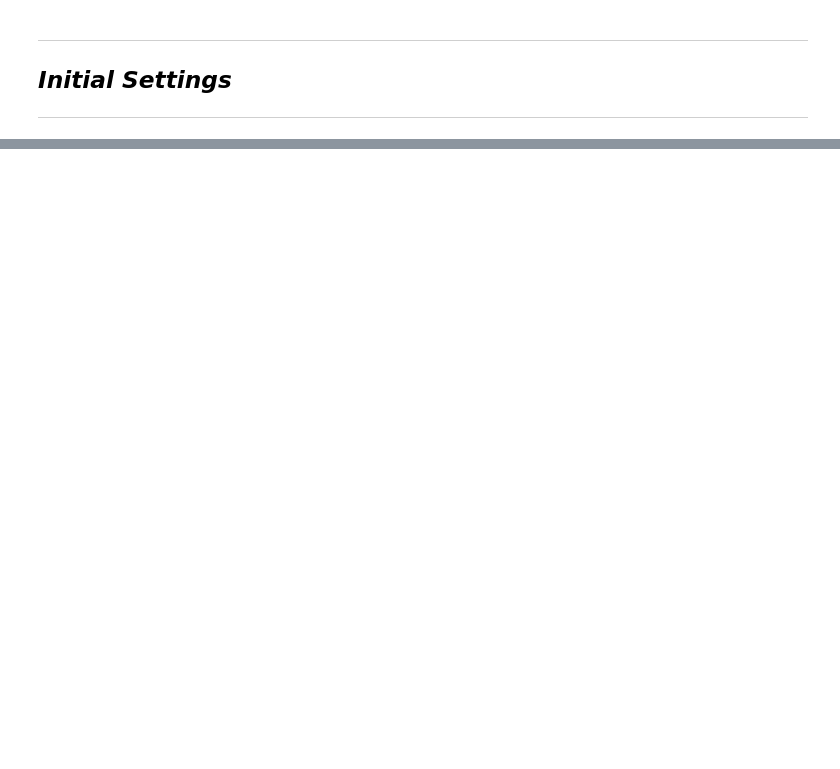
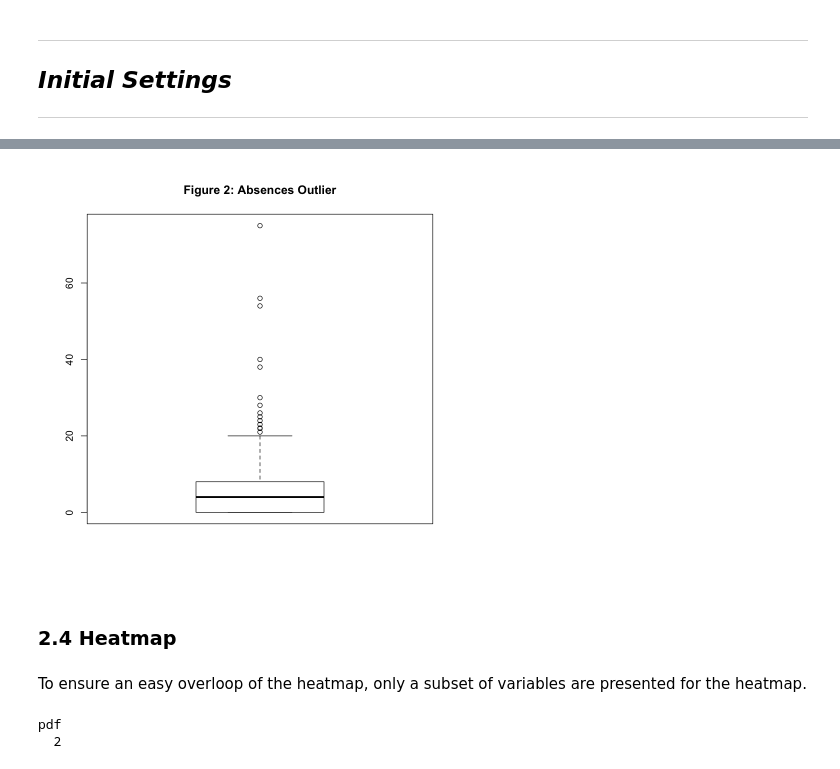
Before and after one commit to agaramow/student_performance, a Jupyter notebook: student_project.ipynb, the cells around one changed output, grey strips where cells are left out. Drawn from its saved outputs; the diff is of its cells as text; code cells hidden in the pictures; blank space fills up the shorter version.

Commit message:
Include the student project, first raw version.

```diff
--- a/student_project.ipynb
+++ b/student_project.ipynb
@@ -44,0 +118,8 @@ getwd()
+# %%
+# Load the original data, for Mathematics.
+student_math_df <- read.csv("original_data/student_mat.csv", header=TRUE, sep=";")
+student_port_df <- read.csv("original_data/student_por.csv", header=TRUE, sep=";")
+# %%
+# Rename the score variables for the merge.
+student_math_df <- rename(student_math_df, c("G1_math"="G1", "G2_math"="G2", "G3_math"="G3"))
+student_port_df <- rename(student_port_df, c("G1_port"="G1", "G2_port"="G2", "G3_port"="G3"))
@@ -44,0 +244,5 @@ getwd()
+# %%
+# Look at the outlier in absences.
+boxplot(student_math_df$absences, main = "Figure 2: Absences Outlier")
+# %% [output]
+[figure, added]
@@ -44,0 +261,4 @@ getwd()
+# %% [markdown]
+### 2.4 Heatmap
+# %% [markdown]
+To ensure an easy overloop of the heatmap, only a subset of variables are presented for the heatmap.
@@ -44,0 +274,14 @@ getwd()
+# %%
+# Save the heatmap as png and show the heatmap.
+png(file="images/heatmap.png", width = 3.25, height = 3, units = "in", res = 1200, pointsize = 4)
+my_palette <- colorRampPalette(c("#BB4444", "#EE9988", "#FFFFFF", "#77AADD", "#4477AA"))
+corrplot(student_df_short_cormat, method = "color", col = my_palette(200),
+         type = "upper", number.cex = .55, tl.cex = 0.9,
+         addCoef.col = "black", # Add coefficient of correlation.
+         tl.col = "black", tl.srt = 60, outline = TRUE, tl.pos = "td", # Text label color and rotation.
+         # Hide correlation coefficient on the principal diagonal.
+         diag = FALSE)
+dev.off()
+# %% [output]
+pdf
+  2
```
Also changed, not shown: parts of 178 cells of this notebook, 11 other files.
